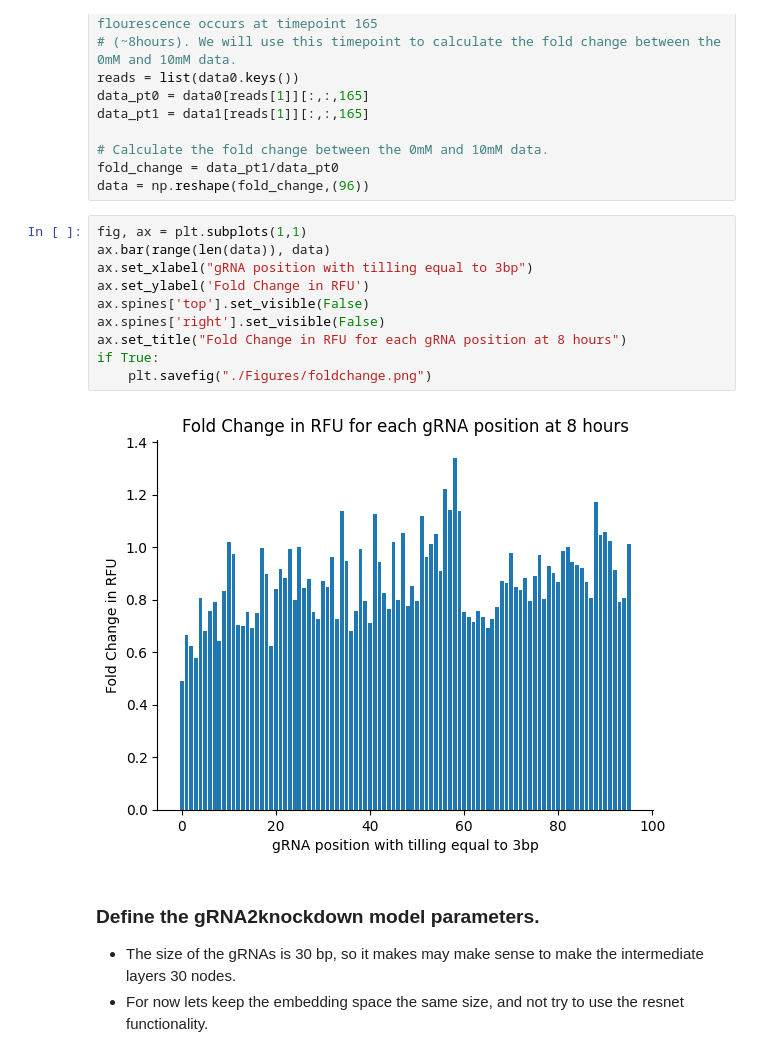
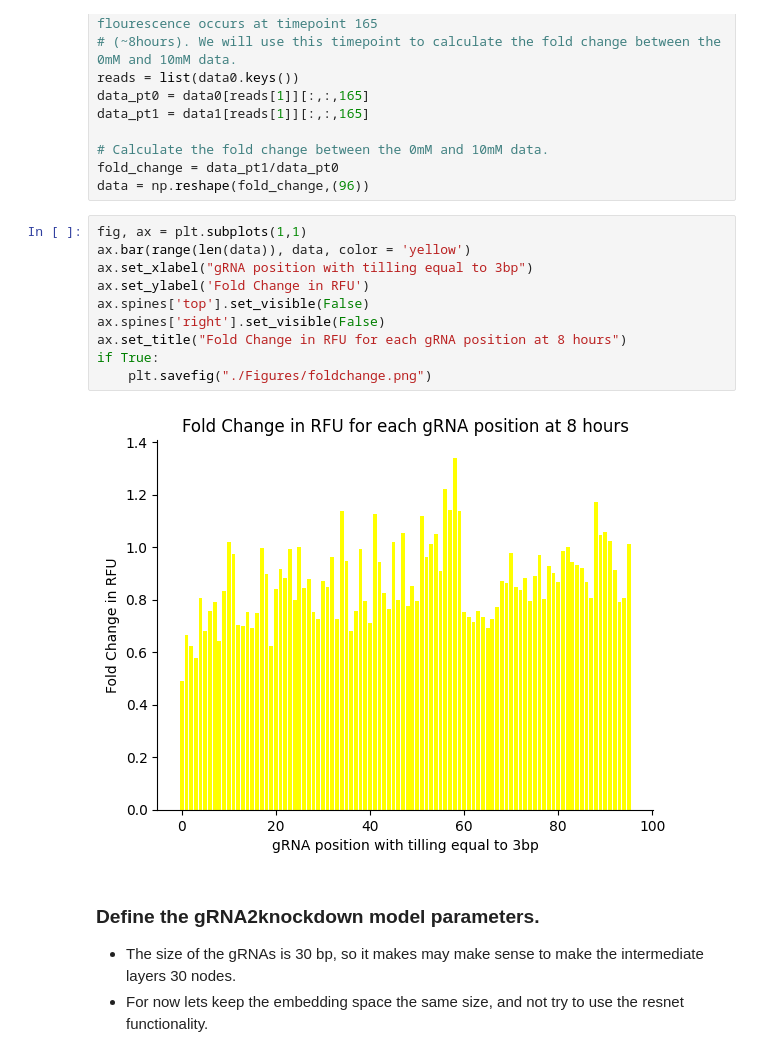
Before and after one commit to aztaylor/gRNA2Knockdown, a Jupyter notebook: Experimentation.ipynb, the cells around one changed output. Saved outputs shown, nothing was run; the diff lists cells and outputs as text.

```diff
--- a/Experimentation.ipynb
+++ b/Experimentation.ipynb
@@ -51,16 +51,16 @@ fold_change = data_pt1/data_pt0
 data = np.reshape(fold_change,(96))
 # %%
 fig, ax = plt.subplots(1,1)
-ax.bar(range(len(data)), data)
+ax.bar(range(len(data)), data, color = 'yellow')
 ax.set_xlabel("gRNA position with tilling equal to 3bp")
 ax.set_ylabel('Fold Change in RFU')
 ax.spines['top'].set_visible(False)
 ax.spines['right'].set_visible(False)
 ax.set_title("Fold Change in RFU for each gRNA position at 8 hours")
 if True:
     plt.savefig("./Figures/foldchange.png")
 # %% [output]
-[figure, old version]
+[figure, new version]
 # %% [markdown]
 ### Define the gRNA2knockdown model parameters.
 - The size of the gRNAs is 30 bp, so it makes may make sense to make the intermediate layers 30 nodes.
```
Also changed, not shown: parts of 8 cells of this notebook, 5 other files.
